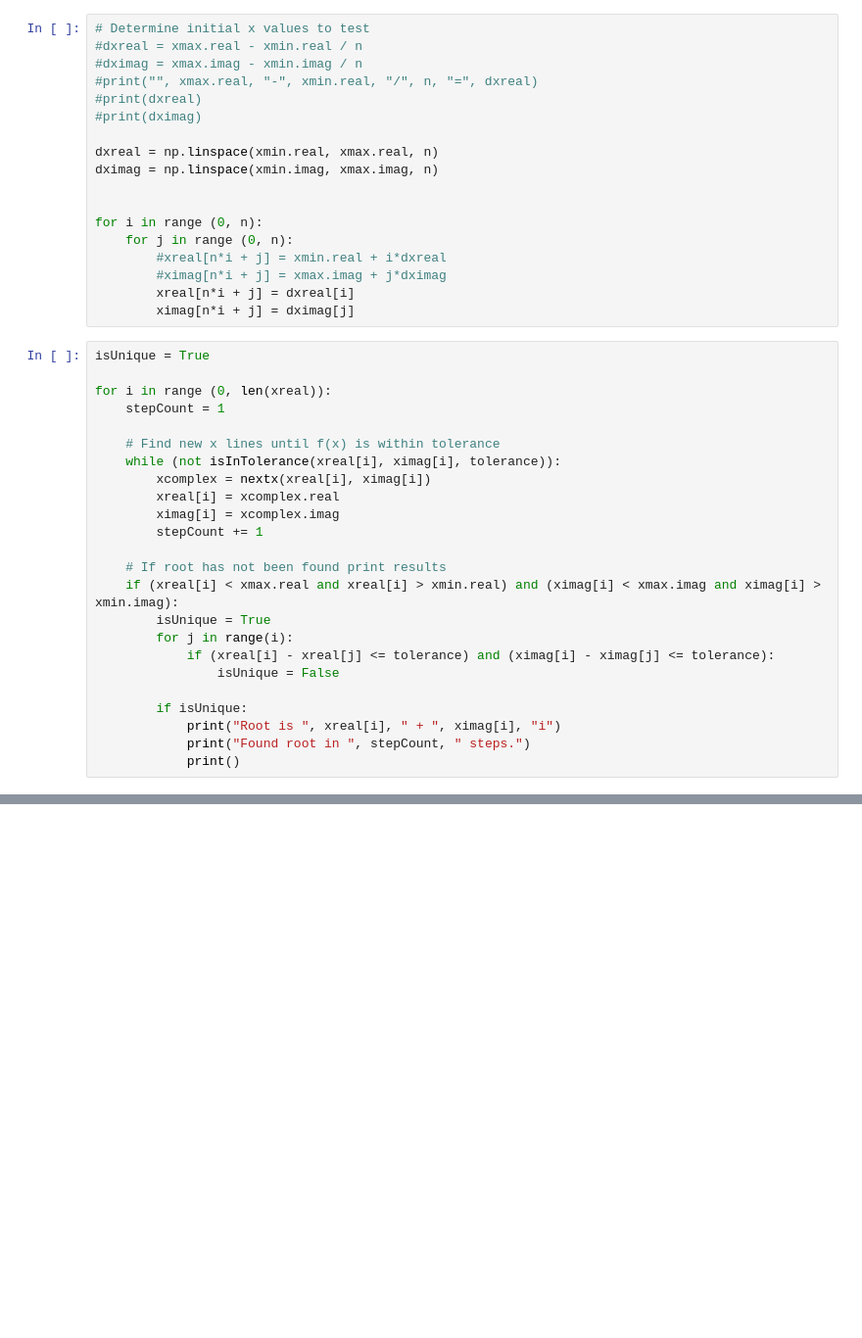
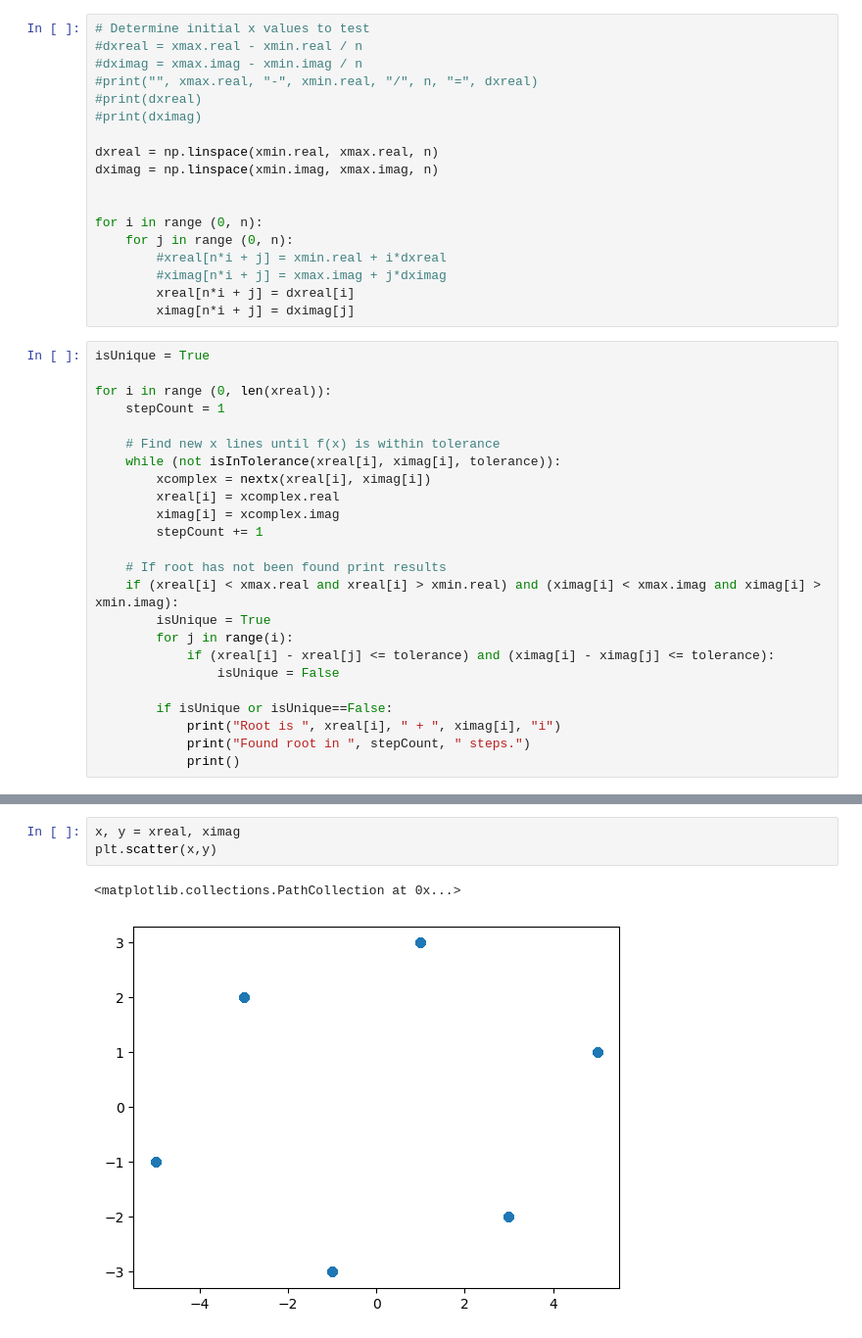
Before and after one commit to ZilD117/Comp-Physics, a Jupyter notebook: NewtonMethodComplexNumbers.ipynb, the cells around one changed output, grey strips where cells are left out. Shown: that part at 98% size. Drawn from its saved outputs; the diff is of its cells as text; blank space fills up the shorter version.

Commit message:
added plot

```diff
--- a/NewtonMethodComplexNumbers.ipynb
+++ b/NewtonMethodComplexNumbers.ipynb
@@ -78,7 +78,7 @@ for i in range (0, len(xreal)):
             if (xreal[i] - xreal[j] <= tolerance) and (ximag[i] - ximag[j] <= tolerance):
                 isUnique = False
 
-        if isUnique:
+        if isUnique or isUnique==False:
             print("Root is ", xreal[i], " + ", ximag[i], "i")
             print("Found root in ", stepCount, " steps.")
             print()
@@ -94,3 +103,9 @@ Found root in  21  steps.
+# %%
+x, y = xreal, ximag
+plt.scatter(x,y)
+# %% [output]
+<matplotlib.collections.PathCollection at 0x...>
+[figure, added]
 # %%
 # Plot function and its roots
 
```
Also changed, not shown: parts of 2 cells of this notebook, 3 other files.
